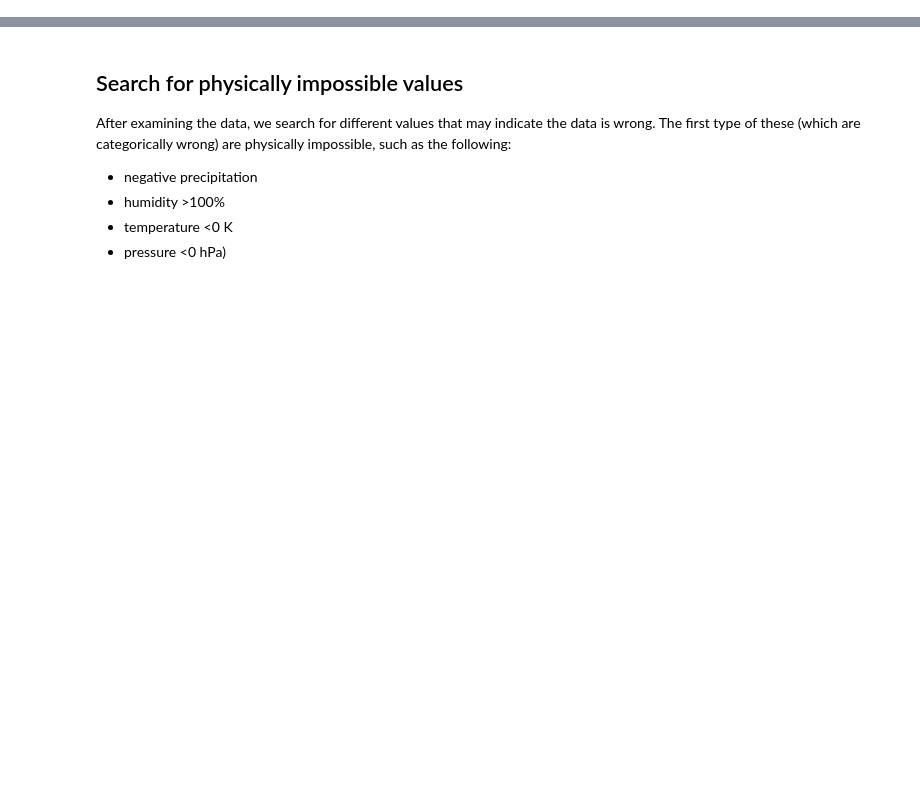
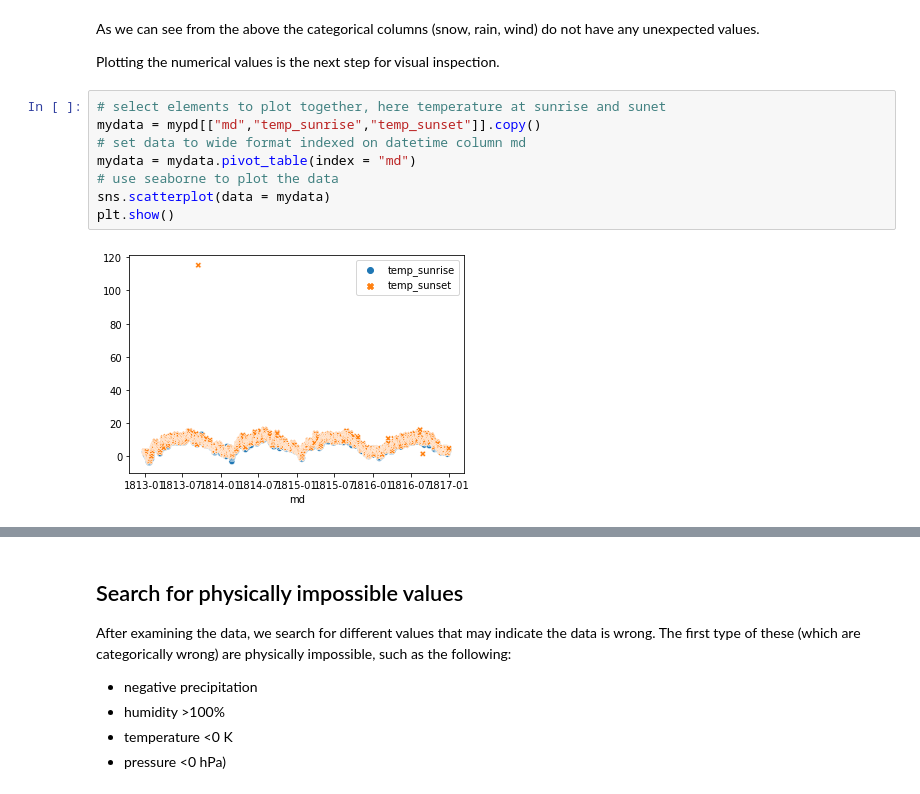
Before and after one commit to thorerismann/wcdata, a Jupyter notebook: exercisetwo.ipynb, the cells around one changed output, grey strips where cells are left out. Saved outputs shown, nothing was run; the diff lists cells and outputs as text; blank space fills up the shorter version.

Commit message:
formatting changes, corrected math error

```diff
--- a/exercisetwo.ipynb
+++ b/exercisetwo.ipynb
@@ -49,0 +69,14 @@ The only values in the morning rain column are [0 1]
+# %% [markdown]
+As we can see from the above the categorical columns (snow, rain, wind) do not have any unexpected values.
+
+Plotting the numerical values is the next step for visual inspection.
+# %%
+# select elements to plot together, here temperature at sunrise and sunet
+mydata = mypd[["md","temp_sunrise","temp_sunset"]].copy()
+# set data to wide format indexed on datetime column md
+mydata = mydata.pivot_table(index = "md")
+# use seaborne to plot the data
+sns.scatterplot(data = mydata)
+plt.show()
+# %% [output]
+[figure, added]
```
Also changed, not shown: parts of 10 cells of this notebook, 3 other files.
